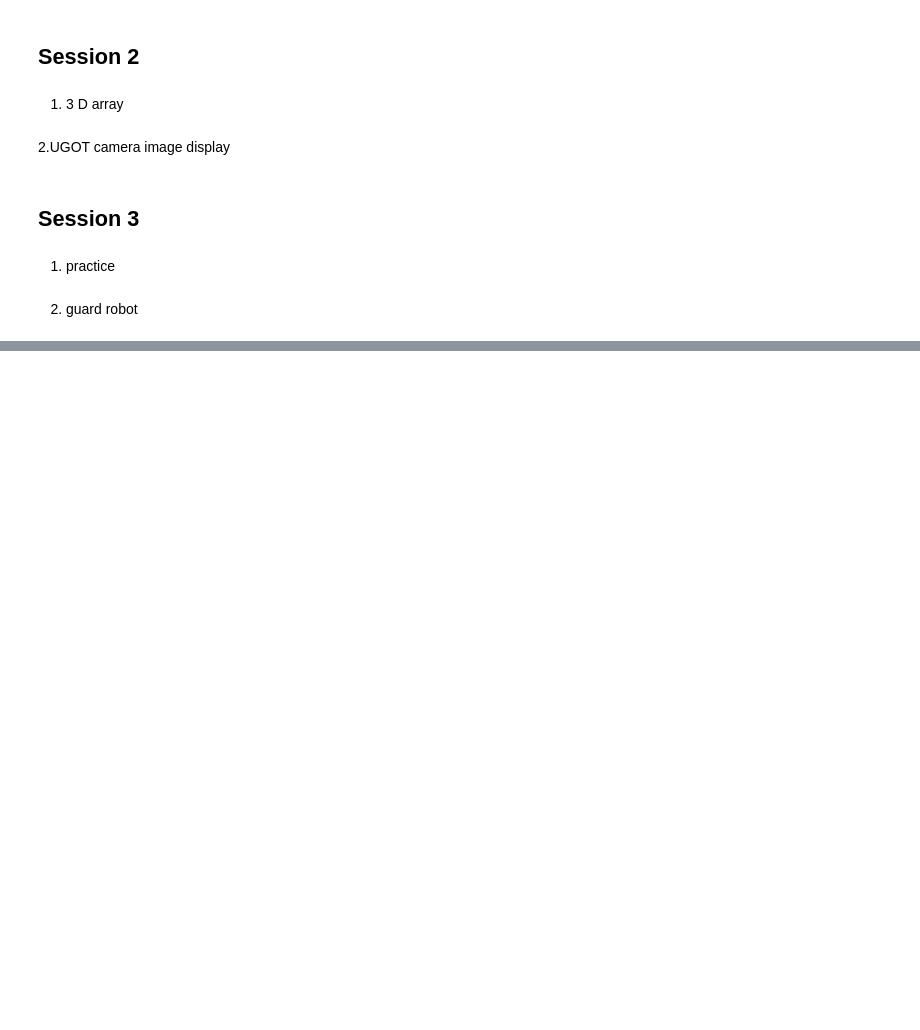
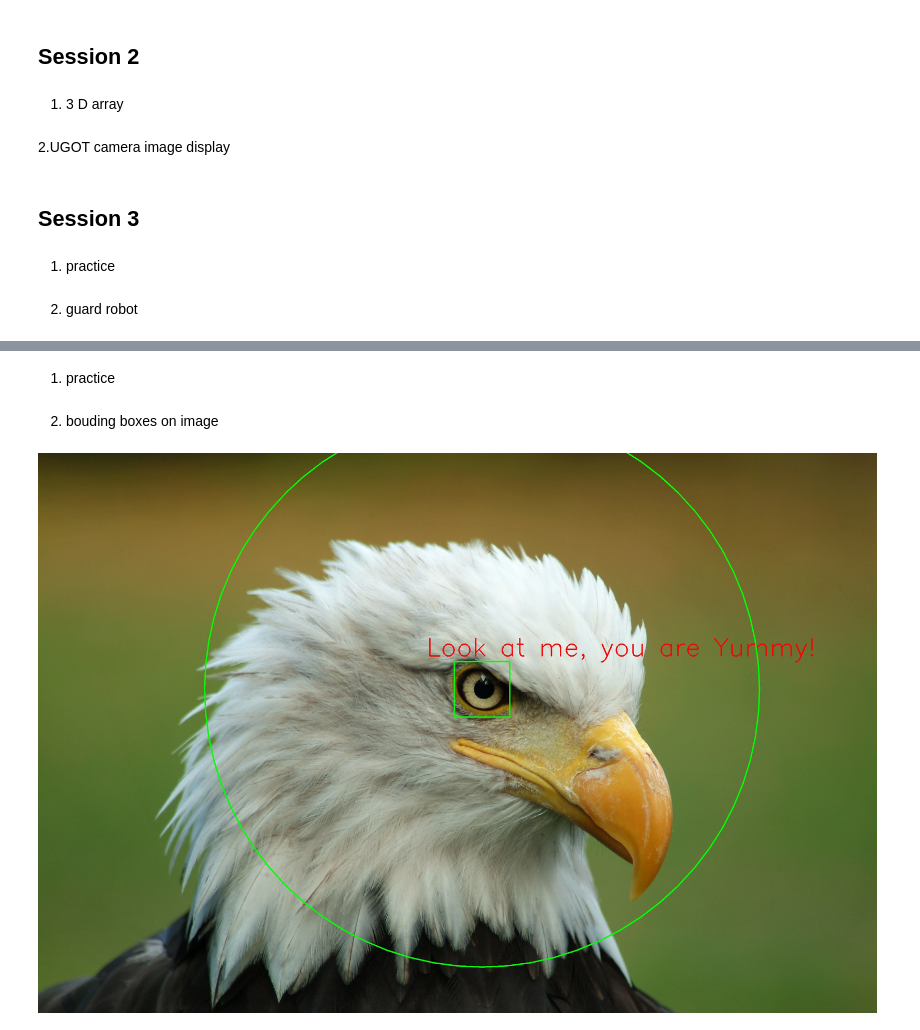
Before and after one commit to mblijian/VS-Code, a Jupyter notebook: L4T1/L4313T1_Sun_1pm.ipynb, the cells around one changed output, grey strips where cells are left out. Saved outputs shown, nothing was run; the diff lists cells and outputs as text; code cells hidden in the pictures; blank space fills up the shorter version.

```diff
--- a/L4T1/L4313T1_Sun_1pm.ipynb
+++ b/L4T1/L4313T1_Sun_1pm.ipynb
@@ -1737,0 +1740,2 @@ while True:
+# %% [markdown]
+1. practice
@@ -1737,0 +1759,2 @@ while True:
+# %% [markdown]
+2. bouding boxes on image
@@ -1737,0 +1763,25 @@ while True:
+# %%
+# cv2.imread()
+# cv2.rectangle(image,top_left,bottom_right,color,thickness)
+# cv2.putText(image,text,position,font,font_scale,color,thickness)
+# cv2.FONT_HERSHEY_SIMPLEX,cv2.FONT_HERSHEY_COMPLEX,cv2.FONT_HERSHEY_DUPLEX,cv2.FONT_HERSHEY_TRIPLEX,
+# cv2.circle(image,center,radius,color,thickness)
+
+picture = cv2.imread("eagle.jpg")
+if picture is None:
+    print("I can not find the image.")
+else:
+    x = 1500
+    y = 750
+    width = 200
+    height = 200
+    center_x = x + width//2
+    center_y = y + height//2
+    cv2.rectangle(picture,(x,y),(x+width,y+height),(0,255,0),3)
+    cv2.putText(picture,"Look at me, you are Yummy!",(x-100,y-20),cv2.FONT_HERSHEY_SIMPLEX,3,(0,0,255),3)
+    cv2.circle(picture,(center_x,center_y),1000,(0,255,0),3)
+    jpg_ok,jpg = cv2.imencode(".jpg",picture)
+    if jpg_ok:
+        display(Image(data=jpg.tobytes()))
+# %% [output]
+[figure, added]
```
Also changed, not shown: parts of 4 cells of this notebook, 4 other files.
